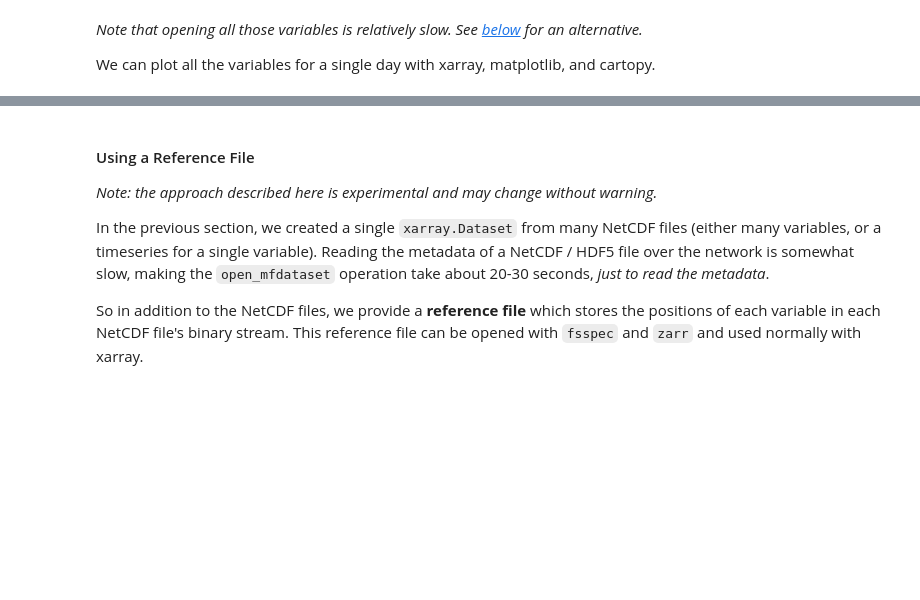
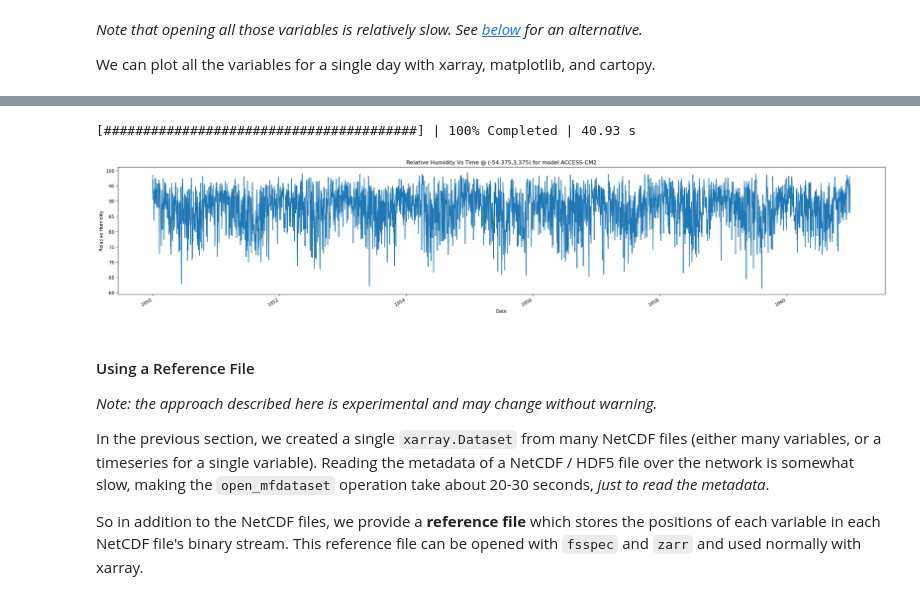
Before and after one commit to microsoft/PlanetaryComputerExamples, a Jupyter notebook: datasets/nasa-nex-gddp-cmip6/nasa-nex-gddp-cmip6-example.ipynb, the cells around one changed output, grey strips where cells are left out. Drawn from its saved outputs; the diff is of its cells as text; code cells hidden in the pictures; blank space fills up the shorter version.

```diff
--- a/datasets/nasa-nex-gddp-cmip6/nasa-nex-gddp-cmip6-example.ipynb
+++ b/datasets/nasa-nex-gddp-cmip6/nasa-nex-gddp-cmip6-example.ipynb
@@ -17,7 +17,7 @@ import pystac_client
 The datasets hosted by the Planetary Computer are available from [Azure Blob Storage](https://docs.microsoft.com/en-us/azure/storage/blobs/). We'll use [pystac-client](https://pystac-client.readthedocs.io/) to search the Planetary Computer's [STAC API](https://planetarycomputer.microsoft.com/api/stac/v1/docs) for the subset of the data that we care about, and then we'll load the data directly from Azure Blob Storage. We'll specify a `modifier` so that we can access the data stored in the Planetary Computer's private Blob Storage Containers. See [Reading from the STAC API](https://planetarycomputer.microsoft.com/docs/quickstarts/reading-stac/) and [Using tokens for data access](https://planetarycomputer.microsoft.com/docs/concepts/sas/) for more.
 # %%
 catalog = pystac_client.Client.open(
-    "https://planetarycomputer.microsoft.com/api/stac/v1",
+    "https://planetarycomputer-test.microsoft.com/stac",
     modifier=planetary_computer.sign_inplace,
 )
 # %% [markdown]
@@ -54,9 +54,9 @@ Each STAC item covers the same spatial region, so when using the STAC API you're
 # %%
 search = catalog.search(
     collections=["nasa-nex-gddp-cmip6"],
-    datetime="1950/2000",
+    datetime="1950/1960",
     query={"cmip6:model": {"eq": "ACCESS-CM2"}},
 )
-items = search.get_all_items()
+items = search.item_collection()
 len(items)
 # %% [output]
@@ -177,0 +191,21 @@ area: areacella
+# %%
+%%time
+from kerchunk.combine import MultiZarrToZarr
+
+single_ref_sets = []
+sas_token = items[0].assets["pr"].href.split("?")[1]
+for d in [item.properties["kerchunk:indices"] for item in items]:
+    for key in d["templates"]:
+        d["templates"][key] = d["templates"][key] + "?" + sas_token
+    single_ref_sets.append(d)
+mzz = MultiZarrToZarr(
+    single_ref_sets, concat_dims=["time"], identical_dims=["lat", "lon"]
+)
+d = mzz.translate()
+m = fsspec.get_mapper("reference://", fo=d)
+m.fs.clear_instance_cache()
+ds = xr.open_dataset(
+    m, engine="zarr", consolidated=False, decode_times=True, chunks="auto"
+)
+ds = ds.convert_calendar(calendar="gregorian", align_on="date", missing=-99)
+ds
@@ -178,3 +232,21 @@ area: areacella
+# %%
+import matplotlib.pyplot as plt
+from dask.diagnostics import ProgressBar
+
+with ProgressBar():
+    plt.figure(figsize=(30, 5))
+    ds.isel(lat=22, lon=13).where(ds.isel(lat=22, lon=13).hurs > 0).hurs.plot()
+    plt.ylabel("Relative Humidity")
+    plt.xlabel("Date")
+    plt.title(
+        "Relative Humidity Vs Time @ ({},{}) for model {}".format(
+            ds.lat.values[22], ds.lon.values[13], items[0].properties["cmip6:model"]
+        )
+    )
+    plt.show()
+# %% [output]
+[########################################] | 100% Completed | 40.93 s
+[figure, added]
 # %% [markdown]
 #### Using a Reference File
 
```
Also changed, not shown: parts of 13 cells of this notebook.
